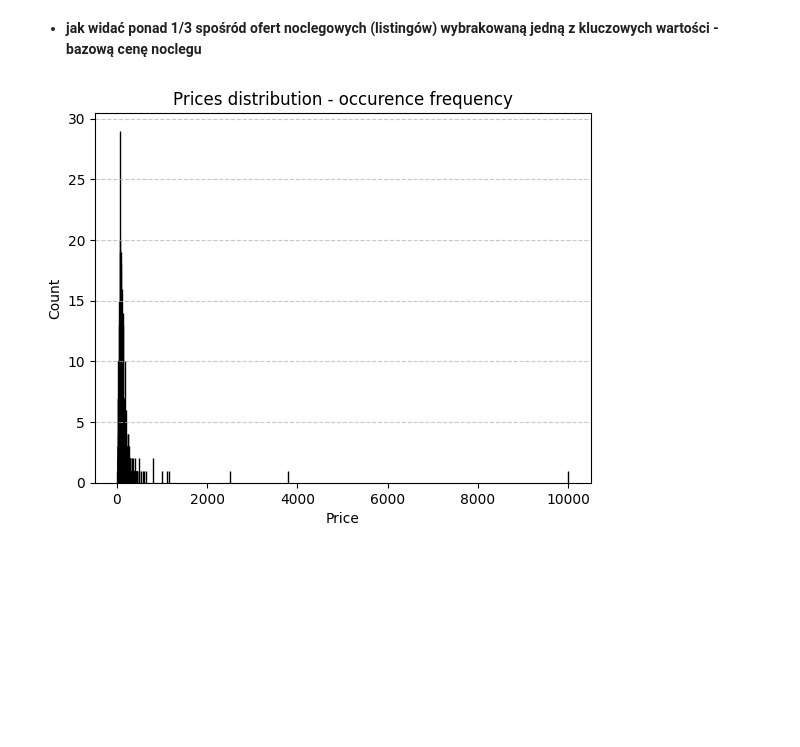
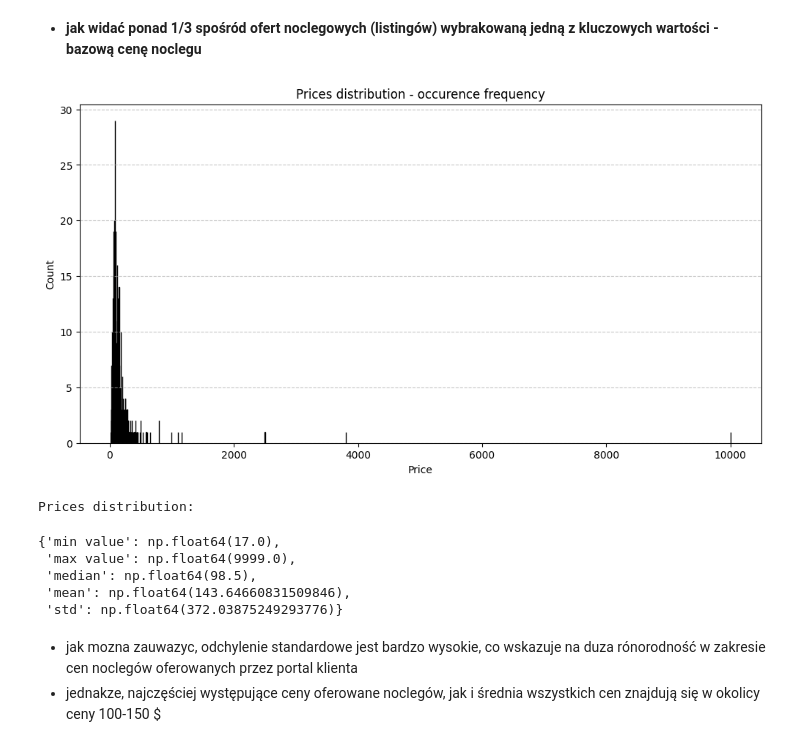
Before and after one commit to Kwasus33/Overpricing-Detection, a Jupyter notebook: notebooks/initial_docs.ipynb, the cells around one changed output. Saved outputs shown, nothing was run; the diff lists cells and outputs as text; code cells hidden in the pictures; blank space fills up the shorter version.

Commit message:
feat: adds more price analysis

```diff
--- a/notebooks/initial_docs.ipynb
+++ b/notebooks/initial_docs.ipynb
@@ -254,15 +256,37 @@ Liczba ofert bez podanej ceny bazowej noclegu: 535
 - __jak widać ponad 1/3 spośród ofert noclegowych (listingów) wybrakowaną jedną z kluczowych wartości - bazową cenę noclegu__
 # %%
 prices_distro = listings_df["price_numeric"].value_counts(dropna=True)
-prices_distro
-# plt.figure(figsize=(12,6))
+plt.figure(figsize=(12,6))
 
-plt.bar(prices_distro.index, prices_distro.values, color=['skyblue', 'orange'], edgecolor='black')
+plt.bar(prices_distro.index, prices_distro.values, color=["skyblue", "orange"], edgecolor="black")
 plt.title("Prices distribution - occurence frequency")
 plt.xlabel("Price")
 plt.ylabel("Count")
 # plt.xticks(prices_distro.index)
 plt.grid(axis='y', linestyle='--', alpha=0.7)
 plt.show()
 # %% [output]
-[figure, old version]
+[figure, new version]
+# %%
+price_info = listings_df["price_numeric"].dropna()
+
+price_distro_info = {
+    "min value": price_info.min(),
+    "max value": price_info.max(),
+    "median": price_info.median(),
+    "mean": price_info.mean(),
+    "std": price_info.std()
+}
+
+print("Prices distribution:")
+price_distro_info
+# %% [output]
+Prices distribution:
+{'min value': np.float64(17.0),
+ 'max value': np.float64(9999.0),
+ 'median': np.float64(98.5),
+ 'mean': np.float64(143.64660831509846),
+ 'std': np.float64(372.03875249293776)}
+# %% [markdown]
+- jak mozna zauwazyc, odchylenie standardowe jest bardzo wysokie, co wskazuje na duza rónorodność w zakresie cen noclegów oferowanych przez portal klienta
+- jednakze, najczęściej występujące ceny oferowane noclegów, jak i średnia wszystkich cen znajdują się w okolicy ceny 100-150 $
```
Also changed, not shown: parts of 2 cells of this notebook.
